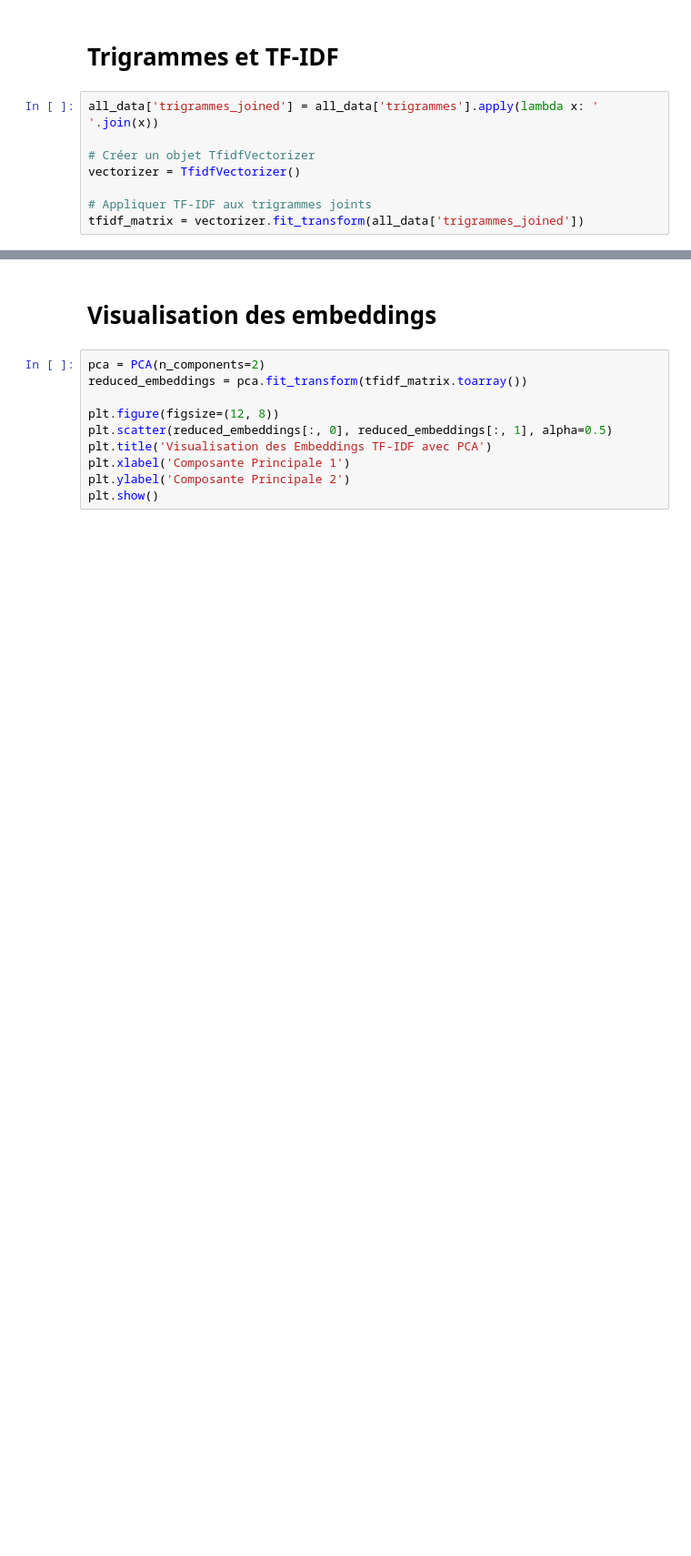
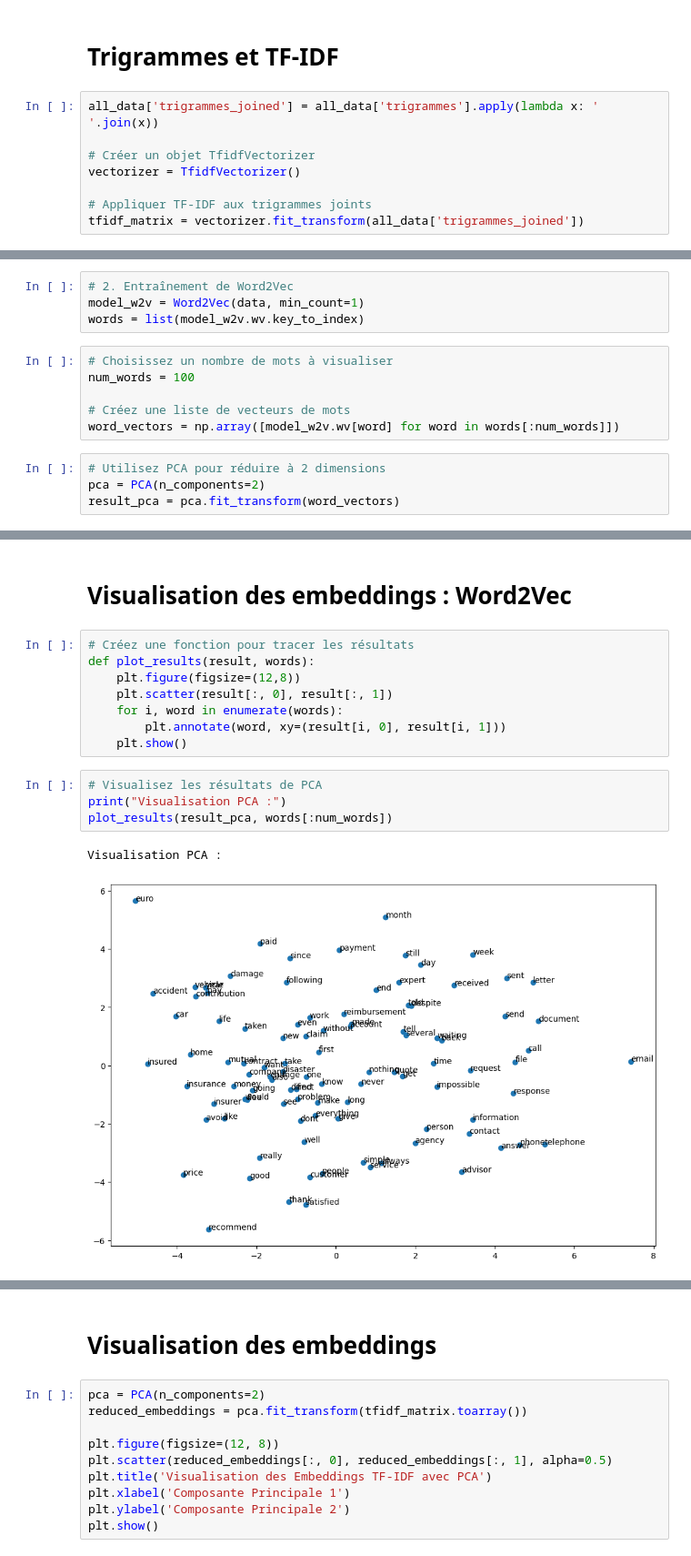
Before and after one commit to LisaLOUNIS/NLP, a Jupyter notebook: project2.ipynb, the cells around one changed output, grey strips where cells are left out. Shown at 91% size. Drawn from its saved outputs; the diff is of its cells as text; blank space fills up the shorter version.

Commit message:
trained model word2vec and glove and visualizations

```diff
--- a/project2.ipynb
+++ b/project2.ipynb
@@ -249,0 +281,14 @@ tfidf_matrix = vectorizer.fit_transform(all_data['trigrammes_joined'])
+# %%
+# 2. Entraînement de Word2Vec
+model_w2v = Word2Vec(data, min_count=1)
+words = list(model_w2v.wv.key_to_index)
+# %%
+# Choisissez un nombre de mots à visualiser
+num_words = 100
+
+# Créez une liste de vecteurs de mots
+word_vectors = np.array([model_w2v.wv[word] for word in words[:num_words]])
+# %%
+# Utilisez PCA pour réduire à 2 dimensions
+pca = PCA(n_components=2)
+result_pca = pca.fit_transform(word_vectors)
@@ -249,0 +312,17 @@ tfidf_matrix = vectorizer.fit_transform(all_data['trigrammes_joined'])
+# %% [markdown]
+# Visualisation des embeddings : Word2Vec
+# %%
+# Créez une fonction pour tracer les résultats
+def plot_results(result, words):
+    plt.figure(figsize=(12,8))
+    plt.scatter(result[:, 0], result[:, 1])
+    for i, word in enumerate(words):
+        plt.annotate(word, xy=(result[i, 0], result[i, 1]))
+    plt.show()
+# %%
+# Visualisez les résultats de PCA
+print("Visualisation PCA :")
+plot_results(result_pca, words[:num_words])
+# %% [output]
+Visualisation PCA :
+[figure, added]
```
Also changed, not shown: parts of 13 cells of this notebook.
